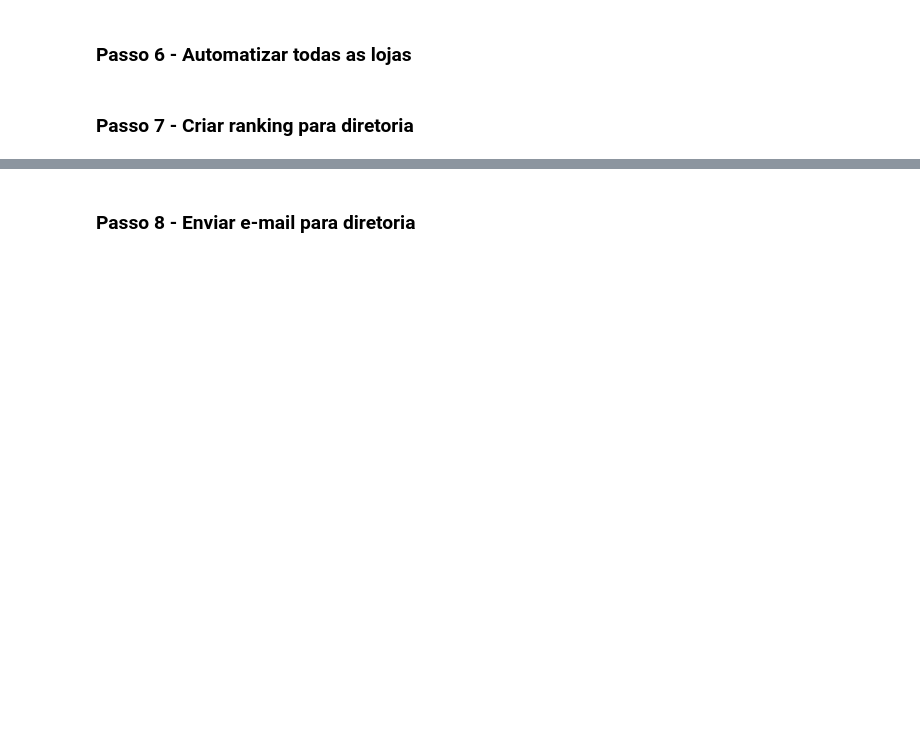
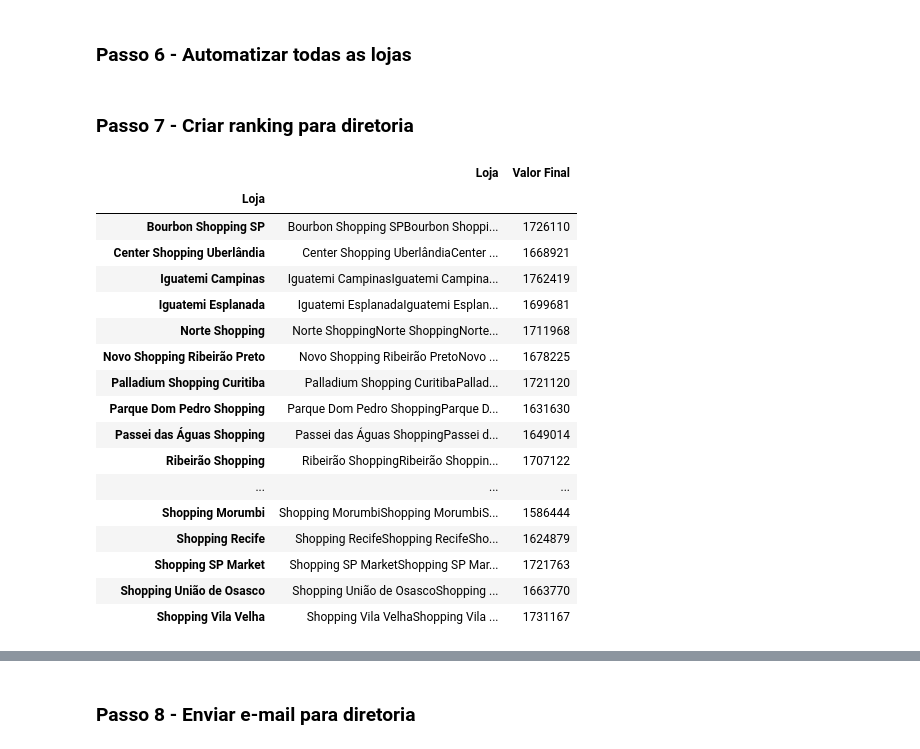
Before and after one commit to fernando-antonio-souza/projeto-automacao-de-processos, a Jupyter notebook: Automacao de Processo.ipynb, the cells around one changed output, grey strips where cells are left out. Saved outputs shown, nothing was run; the diff lists cells and outputs as text; code cells hidden in the pictures; blank space fills up the shorter version.

Commit message:
feat(ranking e email diretoria) - Fiz o ranking anual e do dia de vendas das lojas e mandei para a diretoria. - Criei um for tambem para enviar emial para todos os gerentes

```diff
--- a/Automacao de Processo.ipynb
+++ b/Automacao de Processo.ipynb
@@ -133,30 +133,3 @@ meta_qtdeprodutos_dia = 4
 meta_qtdeprodutos_ano = 120
 meta_ticketmedio_dia = 500
 meta_ticketmedio_ano = 500
-# %%
-loja ="Norte Shopping"
-vendas_loja = dict_lojas[loja]
-vendas_loja_dia = vendas_loja.loc[vendas_loja["Data"] == dia_indicador, :]
-
-
-faturamento_ano = vendas_loja["Valor Final"].sum()
-print(faturamento_ano)
-faturamento_dia = vendas_loja_dia["Valor Final"].sum()
-print(faturamento_dia)
-
-
-qtde_produtos_ano = len(vendas_loja["Produto"].unique())
-print(qtde_produtos_ano)
-qtde_produtos_dia = len(vendas_loja_dia["Produto"].unique())
-print(qtde_produtos_dia)
-
-
-
-
-valor_venda = vendas_loja.groupby("Código Venda")["Valor Final"].sum()
-ticket_medio_ano = valor_venda.mean()
-print(ticket_medio_ano)
-
-valor_venda_dia = vendas_loja_dia.groupby("Código Venda")["Valor Final"].sum()
-ticket_medio_dia = valor_venda_dia.mean()
-print(ticket_medio_dia)
@@ -332,3 +345,39 @@ Email enviado com sucesso!
 ### Passo 6 - Automatizar todas as lojas
 # %% [markdown]
 ### Passo 7 - Criar ranking para diretoria
+# %%
+faturamento_lojas = vendas.groupby("Loja")[["Loja", "Valor Final"]].sum()
+faturamento_lojas_ano = faturamento_lojas.sort_values(by = "Valor Final", ascending = False)
+display(faturamento_lojas)
+
+
+vendas_dia = vendas.loc[vendas["Data"] == dia_indicador, :]
+faturamento_lojas_dia = vendas_dia.groupby("Loja")[["Loja", "Valor Final"]].sum()
+faturamento_lojas_dia = faturamento_lojas_dia.sort_values(by = "Valor Final", ascending = False)
+display(faturamento_lojas_dia)
+
+
+nome_arquivo = f"{dia_indicador.month}_{dia_indicador.day}_Ranking Anual.xlsx"
+faturamento_lojas_ano.to_excel(rf"Backup Arquivos Lojas/{nome_arquivo}", index = False)
+
+nome_arquivo = f"{dia_indicador.month}_{dia_indicador.day}_Ranking Dia.xlsx"
+faturamento_lojas_dia.to_excel(rf"Backup Arquivos Lojas/{nome_arquivo}", index = False)
+# %% [output]
+|  | Loja | Valor Final |
+| Loja |  |  |
+| Bourbon Shopping SP | Bourbon Shopping SPBourbon Shoppi... | 1726110 |
+| Center Shopping Uberlândia | Center Shopping UberlândiaCenter ... | 1668921 |
+| Iguatemi Campinas | Iguatemi CampinasIguatemi Campina... | 1762419 |
+| Iguatemi Esplanada | Iguatemi EsplanadaIguatemi Esplan... | 1699681 |
+| Norte Shopping | Norte ShoppingNorte ShoppingNorte... | 1711968 |
+| Novo Shopping Ribeirão Preto | Novo Shopping Ribeirão PretoNovo ... | 1678225 |
+| Palladium Shopping Curitiba | Palladium Shopping CuritibaPallad... | 1721120 |
+| Parque Dom Pedro Shopping | Parque Dom Pedro ShoppingParque D... | 1631630 |
+| Passei das Águas Shopping | Passei das Águas ShoppingPassei d... | 1649014 |
+| Ribeirão Shopping | Ribeirão ShoppingRibeirão Shoppin... | 1707122 |
+| ... | ... | ... |
+| Shopping Morumbi | Shopping MorumbiShopping MorumbiS... | 1586444 |
+| Shopping Recife | Shopping RecifeShopping RecifeSho... | 1624879 |
+| Shopping SP Market | Shopping SP MarketShopping SP Mar... | 1721763 |
+| Shopping União de Osasco | Shopping União de OsascoShopping ... | 1663770 |
+| Shopping Vila Velha | Shopping Vila VelhaShopping Vila ... | 1731167 |
```
Also changed, not shown: parts of 5 cells of this notebook, 27 other files.
